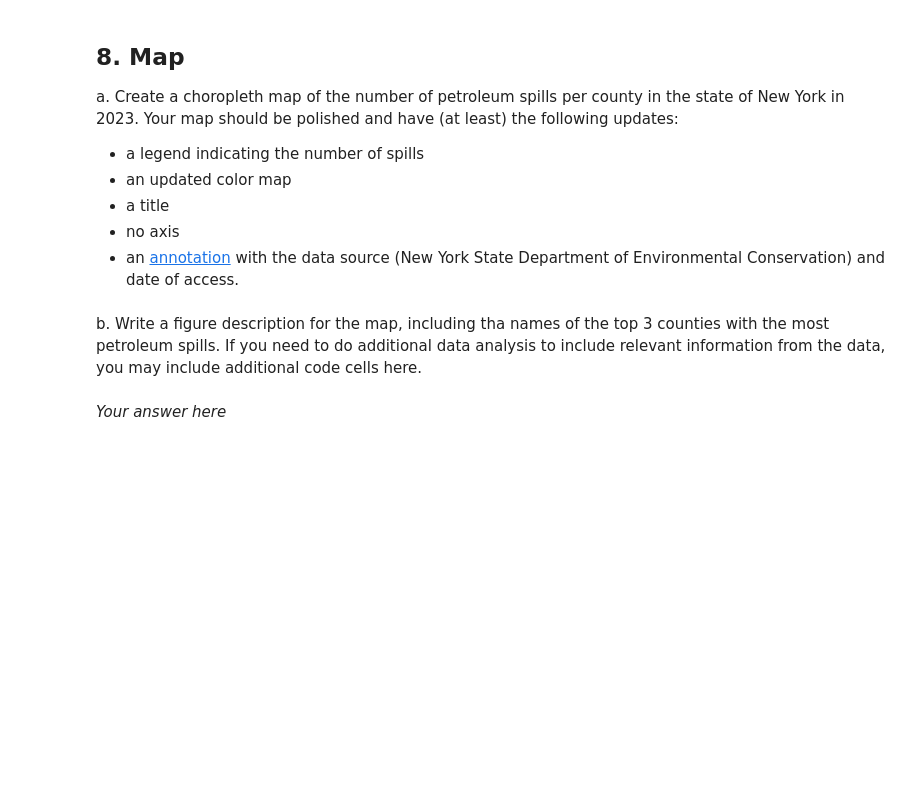
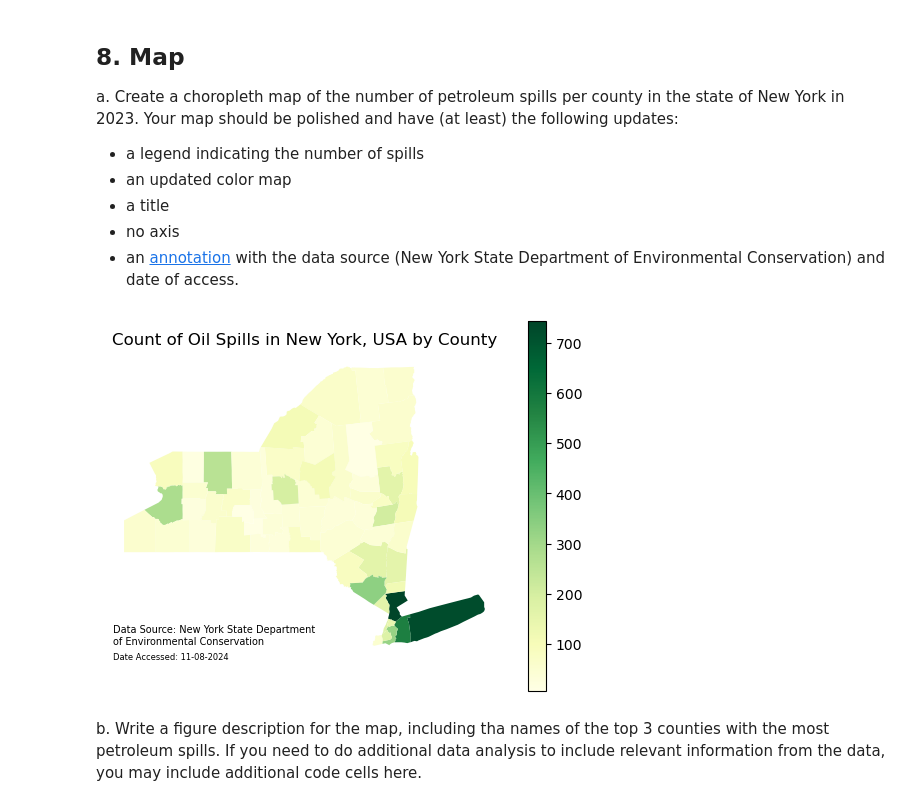
Before and after one commit to kimberleewong/eds220-hwk3, a Jupyter notebook: hwk3-task2-oil-spills-wong.ipynb, the cells around one changed output. Drawn from its saved outputs; the diff is of its cells as text; code cells hidden in the pictures; blank space fills up the shorter version.

```diff
--- a/hwk3-task2-oil-spills-wong.ipynb
+++ b/hwk3-task2-oil-spills-wong.ipynb
@@ -351,0 +482,4 @@ b. Over-write `ny_counties` as the  inner join of the `spills_per_county` and `n
+# %%
+# Rename the ny_counties county column to match spills_per_county (also more intuitive now)
+ny_counties = ny_counties.rename(columns = {'name' : 'county'})
+ny_counties.columns
@@ -351,0 +491,7 @@ b. Over-write `ny_counties` as the  inner join of the `spills_per_county` and `n
+# %%
+# When joining here, I had to put ny_counties first because when it was second, it didn't stay a geodataframe
+ny_counties = pd.merge(ny_counties,
+                      spills_per_county,
+                      how = "inner",
+                      on = 'county')
+ny_counties.head()
@@ -358,0 +516,7 @@ c. Since the Tuscarora Indian Reservation does not appear in the `ny_counties` d
+# %%
+# Set the index to county, so I can use at to add one more to Niagara
+ny_counties = ny_counties.set_index('county')
+ny_counties.at['Niagara', 'n_spills'] += 1
+
+# Check that Niagara has 89 spills now
+ny_counties[ny_counties.index == 'Niagara']
@@ -359,3 +527,6 @@ c. Since the Tuscarora Indian Reservation does not appear in the `ny_counties` d
+# %%
+# Reset index, so county is a column again
+ny_counties = ny_counties.reset_index()
 # %% [markdown]
 <!-- BEGIN QUESTION -->
 
@@ -372,8 +541,25 @@ Your map should be polished and have (at least) the following updates:
+# %%
+# Specifying which column to fill in makes a chloropleth map
+ny_counties.plot(column = 'n_spills',
+                legend = True,
+                cmap = "YlGn")
+# Informative title
+plt.title("Count of Oil Spills in New York, USA by County")
+
+# Turn off axes
+plt.axis(False)
+
+# Annotations that are based off x, y coordinates (coordinates are VERY sensitive)
+plt.annotate("Data Source: New York State Department\nof Environmental Conservation", xy = (-80,40.5), fontsize = 7)
+plt.annotate("Date Accessed: 11-08-2024", xy = (-80, 40.25), fontsize = 6)
+
+# Gets rid of the text that shows up over the map of the annotation
+plt.show()
+# %% [output]
+[figure, added]
 # %% [markdown]
 <!-- END QUESTION -->
 
 <!-- BEGIN QUESTION -->
 
 b. Write a figure description for the map, including tha names of the top 3 counties with the most petroleum spills. If you need to do additional data analysis to include relevant information from the data, you may include additional code cells here.
-# %% [markdown]
-*Your answer here*
```
Also changed, not shown: parts of 53 cells of this notebook, 1 other file.
